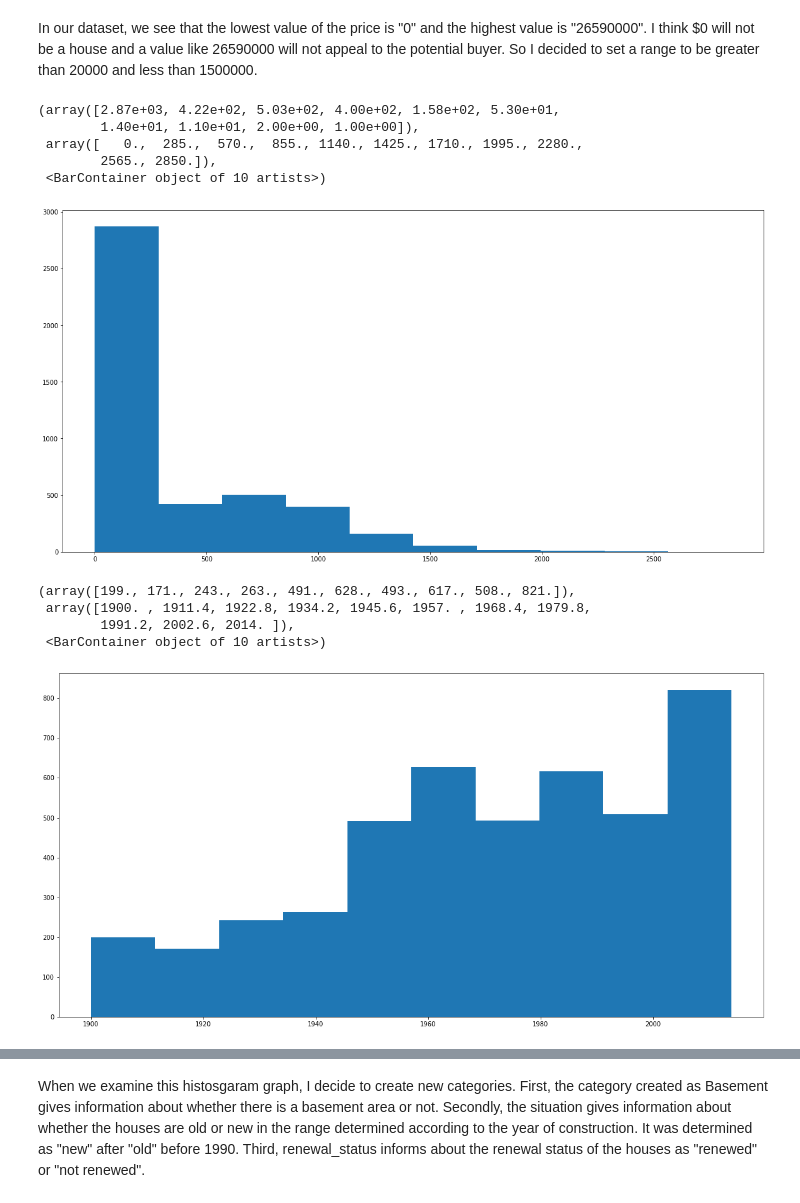
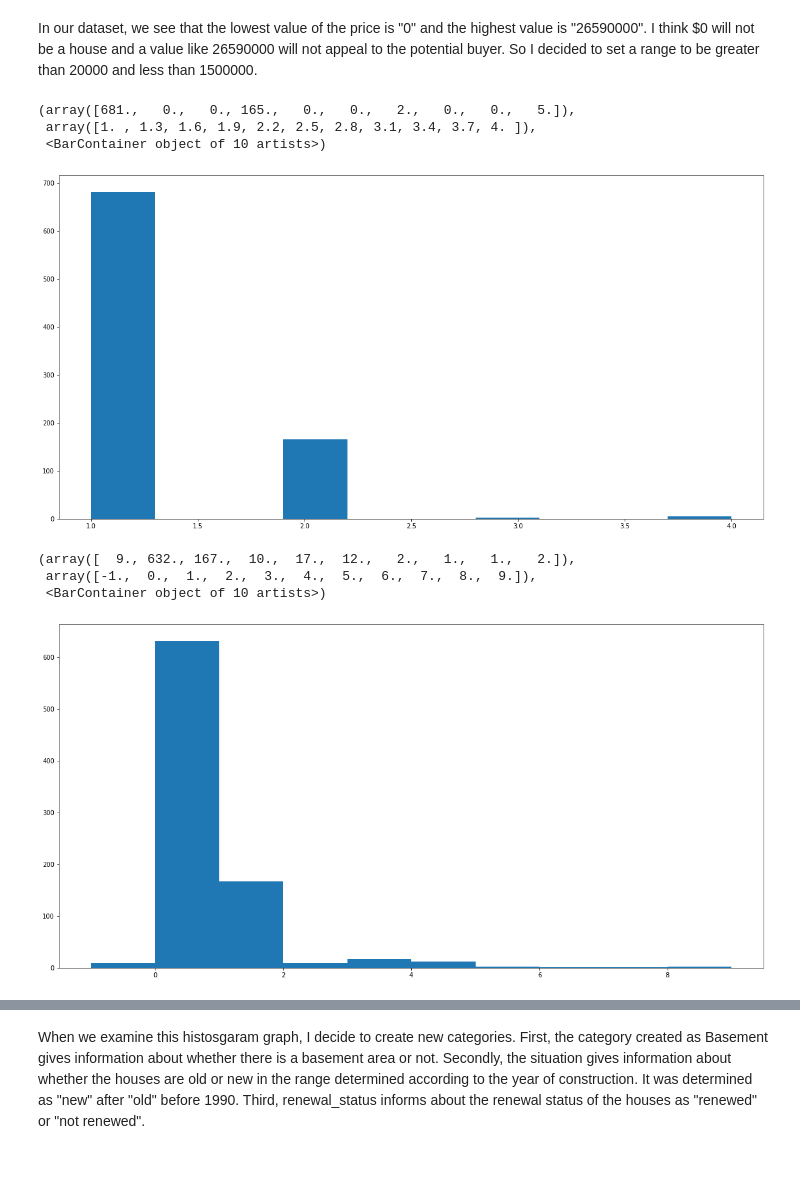
Before and after one commit to ancaciurte/house_price_prediction_kaggle, a Jupyter notebook: house-pricing_visualization.ipynb, the cells around one changed output, grey strips where cells are left out. Drawn from its saved outputs; the diff is of its cells as text; code cells hidden in the pictures; blank space fills up the shorter version.

Commit message:
v2 with cluj renting prices

```diff
--- a/house-pricing_visualization.ipynb
+++ b/house-pricing_visualization.ipynb
@@ -96,12 +90,0 @@ df.describe()  # looking at statistical info
-# %%
-import datetime as dt
-
-df["date"]= pd.to_datetime(df["date"])
-
-df["day"] = df["date"].dt.day
-df["month"] = df["date"].dt.month
-df["year"] = df["date"].dt.year
-
-df = df.drop(columns=["date"])
-
-df
@@ -124,7 +90,0 @@ Using datatime, we create new variables for our date variable as day, month and
-# %%
-df["price"]= df["price"].astype("int64")
-df["bedrooms"]= df["bedrooms"].astype("int64")
-df["bathrooms"]= df["bathrooms"].astype("int64")
-df["floors"]= df["floors"].astype("int64")
-
-df
@@ -211,6 +139,0 @@ len(df[df["price"]>1500000])
-# %%
-df = df[df["price"]>=20000]
-df.reset_index(inplace=True)
-
-df = df[df["price"]<=1500000]
-df.reset_index(inplace=True)
@@ -221,8 +139,0 @@ len(df)
-# %%
-price_des = df['price'].describe()
-
-plt.figure(figsize=(16,6))
-sns.displot(df['price'], kde = True)
-plt.axvline(price_des['mean'], linestyle = "--", color = "red")
-plt.title('Price distribution')
-rcParams['figure.figsize'] = 20,10
@@ -232,19 +140,16 @@ rcParams['figure.figsize'] = 20,10
 # %% [markdown]
  In our dataset, we see that the lowest value of the price is "0" and the highest value is "26590000". I think $0 will not be a house and a value like 26590000 will not appeal to the potential buyer. So I decided to set a range to be greater than 20000 and less than 1500000.
 # %%
-plt.hist(df["sqft_basement"])
+plt.hist(df["bathrooms"])
 # %% [output]
-(array([2.87e+03, 4.22e+02, 5.03e+02, 4.00e+02, 1.58e+02, 5.30e+01,
-        1.40e+01, 1.10e+01, 2.00e+00, 1.00e+00]),
- array([   0.,  285.,  570.,  855., 1140., 1425., 1710., 1995., 2280.,
-        2565., 2850.]),
+(array([681.,   0.,   0., 165.,   0.,   0.,   2.,   0.,   0.,   5.]),
+ array([1. , 1.3, 1.6, 1.9, 2.2, 2.5, 2.8, 3.1, 3.4, 3.7, 4. ]),
  <BarContainer object of 10 artists>)
-[figure, old version]
+[figure, new version]
 # %%
-plt.hist(df["yr_built"])
+plt.hist(df["floor"])
 # %% [output]
-(array([199., 171., 243., 263., 491., 628., 493., 617., 508., 821.]),
- array([1900. , 1911.4, 1922.8, 1934.2, 1945.6, 1957. , 1968.4, 1979.8,
-        1991.2, 2002.6, 2014. ]),
+(array([  9., 632., 167.,  10.,  17.,  12.,   2.,   1.,   1.,   2.]),
+ array([-1.,  0.,  1.,  2.,  3.,  4.,  5.,  6.,  7.,  8.,  9.]),
  <BarContainer object of 10 artists>)
-[figure, old version]
+[figure, new version]
```
Also changed, not shown: parts of 47 cells of this notebook, 10 other files.
